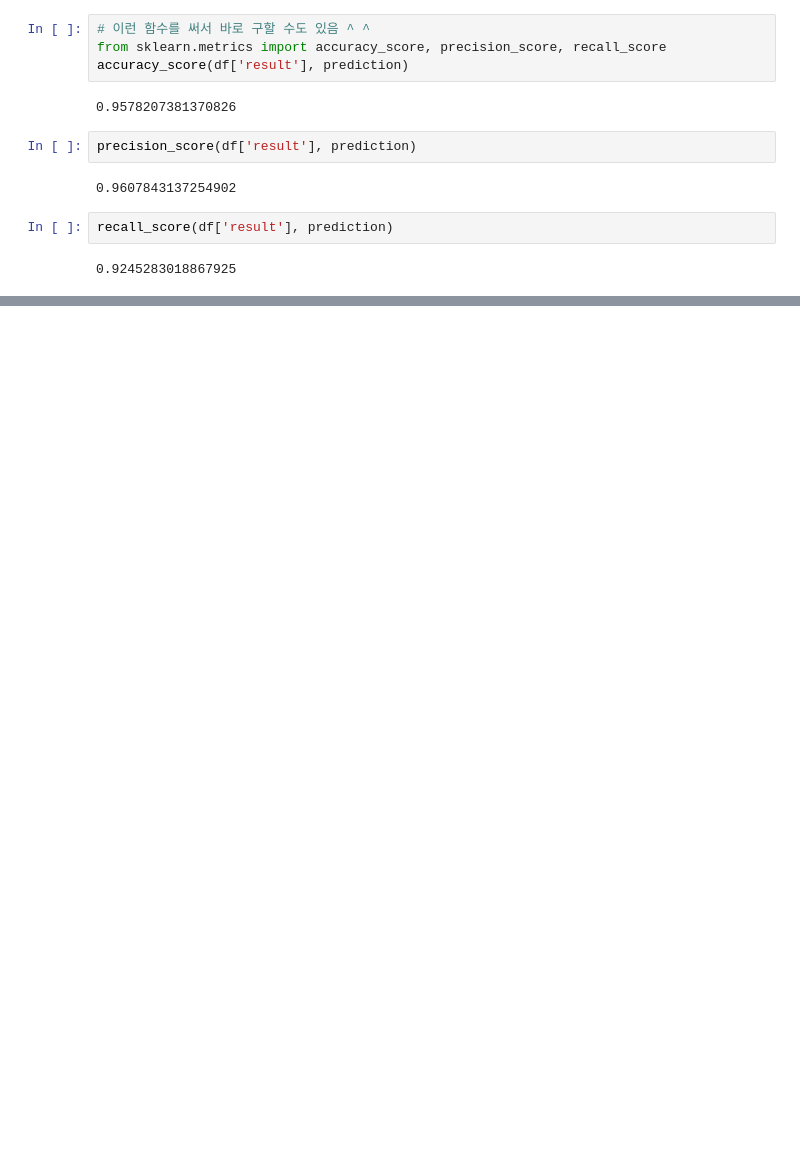
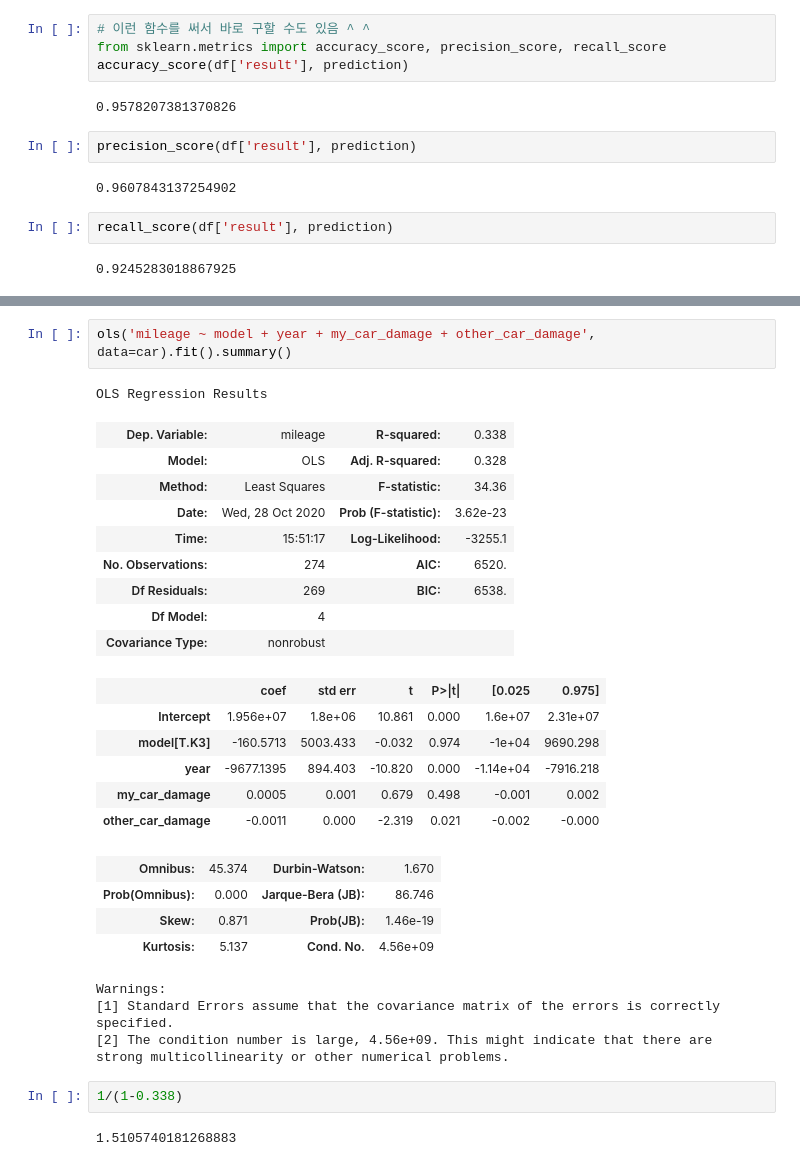
Before and after one commit to sooheeoh/python_trial, a Jupyter notebook: statistics from logistic reg 1028.ipynb, the cells around one changed output, grey strips where cells are left out. Saved outputs shown, nothing was run; the diff lists cells and outputs as text; blank space fills up the shorter version.

```diff
--- a/statistics from logistic reg 1028.ipynb
+++ b/statistics from logistic reg 1028.ipynb
@@ -214,0 +267,31 @@ recall_score(df['result'], prediction)
+# %%
+ols('mileage ~ model + year + my_car_damage + other_car_damage', data=car).fit().summary()
+# %% [output]
+OLS Regression Results
+| Dep. Variable: | mileage | R-squared: | 0.338 |
+| Model: | OLS | Adj. R-squared: | 0.328 |
+| Method: | Least Squares | F-statistic: | 34.36 |
+| Date: | Wed, 28 Oct 2020 | Prob (F-statistic): | 3.62e-23 |
+| Time: | 15:51:17 | Log-Likelihood: | -3255.1 |
+| No. Observations: | 274 | AIC: | 6520. |
+| Df Residuals: | 269 | BIC: | 6538. |
+| Df Model: | 4 |  |  |
+| Covariance Type: | nonrobust |  |  |
+|  | coef | std err | t | P>|t| | [0.025 | 0.975] |
+| Intercept | 1.956e+07 | 1.8e+06 | 10.861 | 0.000 | 1.6e+07 | 2.31e+07 |
+| model[T.K3] | -160.5713 | 5003.433 | -0.032 | 0.974 | -1e+04 | 9690.298 |
+| year | -9677.1395 | 894.403 | -10.820 | 0.000 | -1.14e+04 | -7916.218 |
+| my_car_damage | 0.0005 | 0.001 | 0.679 | 0.498 | -0.001 | 0.002 |
+| other_car_damage | -0.0011 | 0.000 | -2.319 | 0.021 | -0.002 | -0.000 |
+| Omnibus: | 45.374 | Durbin-Watson: | 1.670 |
+| Prob(Omnibus): | 0.000 | Jarque-Bera (JB): | 86.746 |
+| Skew: | 0.871 | Prob(JB): | 1.46e-19 |
+| Kurtosis: | 5.137 | Cond. No. | 4.56e+09 |
+Warnings:
+[1] Standard Errors assume that the covariance matrix of the errors is correctly specified.
+[2] The condition number is large, 4.56e+09. This might indicate that there are
+strong multicollinearity or other numerical problems.
+# %%
+1/(1-0.338)
+# %% [output]
+1.5105740181268883
```
Also changed, not shown: parts of 7 cells of this notebook.
